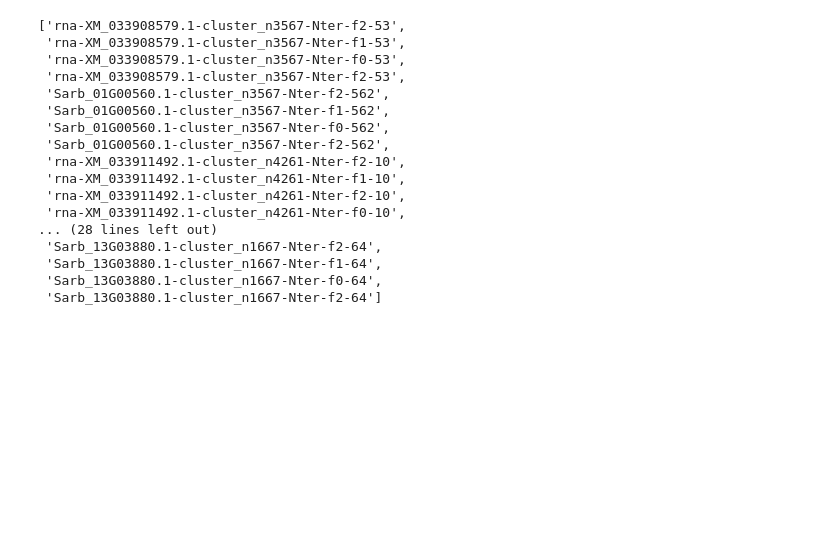
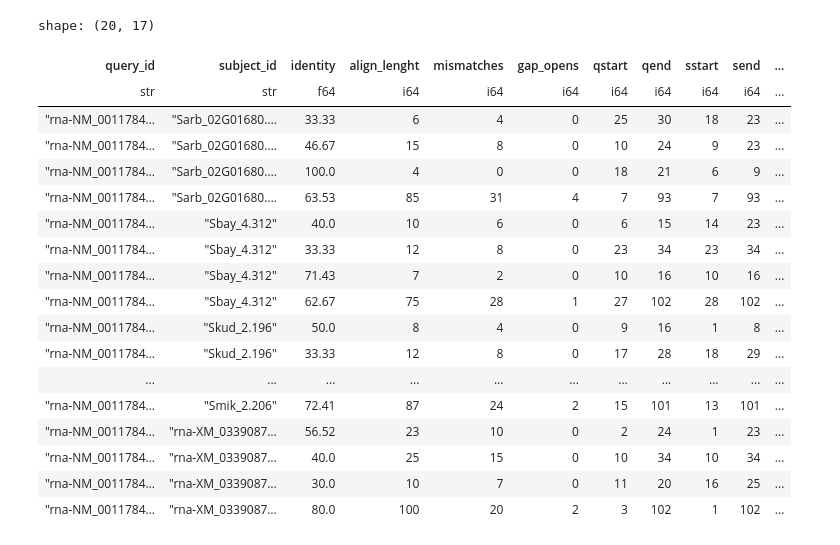
Before and after one commit to Sherman-1/Elongates, a Jupyter notebook: dev.ipynb, the cells around one changed output. Saved outputs shown, nothing was run; the diff lists cells and outputs as text; code cells hidden in the pictures; blank space fills up the shorter version.

```diff
--- a/dev.ipynb
+++ b/dev.ipynb
@@ -393,20 +535,0 @@ df = df.with_columns(
-# %%
-df.select("column_2").to_series().to_list()
-# %% [output]
-['rna-XM_033908579.1-cluster_n3567-Nter-f2-53',
- 'rna-XM_033908579.1-cluster_n3567-Nter-f1-53',
- 'rna-XM_033908579.1-cluster_n3567-Nter-f0-53',
- 'rna-XM_033908579.1-cluster_n3567-Nter-f2-53',
- 'Sarb_01G00560.1-cluster_n3567-Nter-f2-562',
- 'Sarb_01G00560.1-cluster_n3567-Nter-f1-562',
- 'Sarb_01G00560.1-cluster_n3567-Nter-f0-562',
- 'Sarb_01G00560.1-cluster_n3567-Nter-f2-562',
- 'rna-XM_033911492.1-cluster_n4261-Nter-f2-10',
- 'rna-XM_033911492.1-cluster_n4261-Nter-f1-10',
- 'rna-XM_033911492.1-cluster_n4261-Nter-f2-10',
- 'rna-XM_033911492.1-cluster_n4261-Nter-f0-10',
-... (28 lines left out)
- 'Sarb_13G03880.1-cluster_n1667-Nter-f2-64',
- 'Sarb_13G03880.1-cluster_n1667-Nter-f1-64',
- 'Sarb_13G03880.1-cluster_n1667-Nter-f0-64',
- 'Sarb_13G03880.1-cluster_n1667-Nter-f2-64']
@@ -450,0 +536,22 @@ def parse_blast_dataframe(row : tuple) -> tuple:
+# %%
+df.filter(pl.col("query_id") == "rna-NM_001178421.4")
+# %% [output]
+shape: (20, 17)
+| query_id | subject_id | identity | align_lenght | mismatches | gap_opens | qstart | qend | sstart | send | ... |
+| str | str | f64 | i64 | i64 | i64 | i64 | i64 | i64 | i64 | ... |
+| "rna-NM_0011784… | "Sarb_02G01680.… | 33.33 | 6 | 4 | 0 | 25 | 30 | 18 | 23 | ... |
+| "rna-NM_0011784… | "Sarb_02G01680.… | 46.67 | 15 | 8 | 0 | 10 | 24 | 9 | 23 | ... |
+| "rna-NM_0011784… | "Sarb_02G01680.… | 100.0 | 4 | 0 | 0 | 18 | 21 | 6 | 9 | ... |
+| "rna-NM_0011784… | "Sarb_02G01680.… | 63.53 | 85 | 31 | 4 | 7 | 93 | 7 | 93 | ... |
+| "rna-NM_0011784… | "Sbay_4.312" | 40.0 | 10 | 6 | 0 | 6 | 15 | 14 | 23 | ... |
+| "rna-NM_0011784… | "Sbay_4.312" | 33.33 | 12 | 8 | 0 | 23 | 34 | 23 | 34 | ... |
+| "rna-NM_0011784… | "Sbay_4.312" | 71.43 | 7 | 2 | 0 | 10 | 16 | 10 | 16 | ... |
+| "rna-NM_0011784… | "Sbay_4.312" | 62.67 | 75 | 28 | 1 | 27 | 102 | 28 | 102 | ... |
+| "rna-NM_0011784… | "Skud_2.196" | 50.0 | 8 | 4 | 0 | 9 | 16 | 1 | 8 | ... |
+| "rna-NM_0011784… | "Skud_2.196" | 33.33 | 12 | 8 | 0 | 17 | 28 | 18 | 29 | ... |
+| ... | ... | ... | ... | ... | ... | ... | ... | ... | ... | ... |
+| "rna-NM_0011784… | "Smik_2.206" | 72.41 | 87 | 24 | 2 | 15 | 101 | 13 | 101 | ... |
+| "rna-NM_0011784… | "rna-XM_0339087… | 56.52 | 23 | 10 | 0 | 2 | 24 | 1 | 23 | ... |
+| "rna-NM_0011784… | "rna-XM_0339087… | 40.0 | 25 | 15 | 0 | 10 | 34 | 10 | 34 | ... |
+| "rna-NM_0011784… | "rna-XM_0339087… | 30.0 | 10 | 7 | 0 | 11 | 20 | 16 | 25 | ... |
+| "rna-NM_0011784… | "rna-XM_0339087… | 80.0 | 100 | 20 | 2 | 3 | 102 | 1 | 102 | ... |
```
Also changed, not shown: parts of 8 cells of this notebook, 3 other files.
